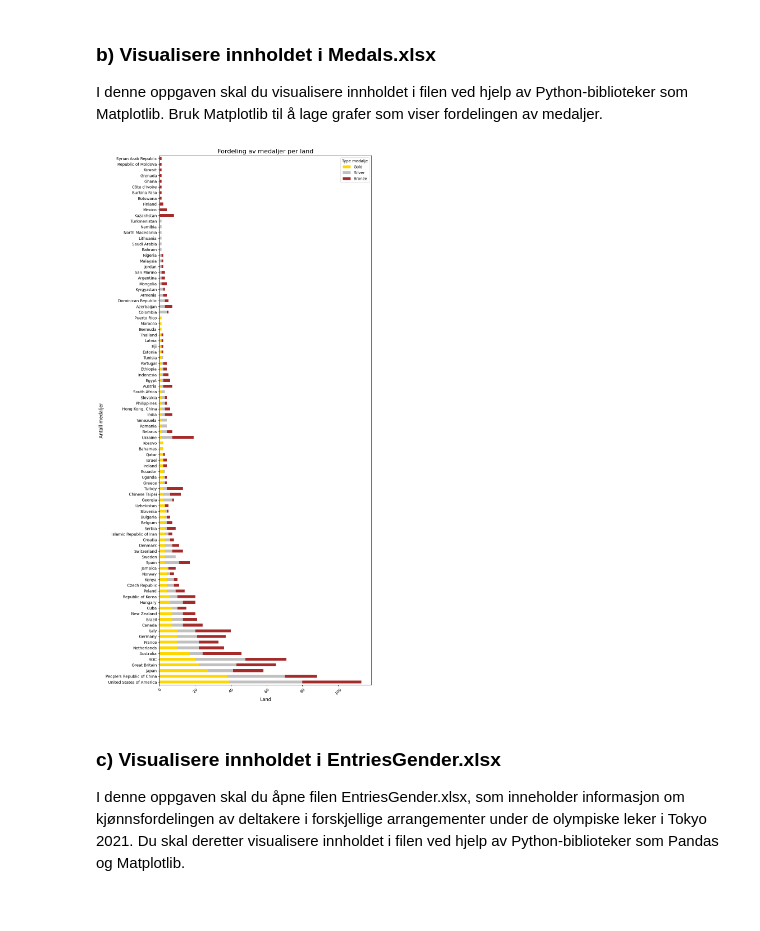
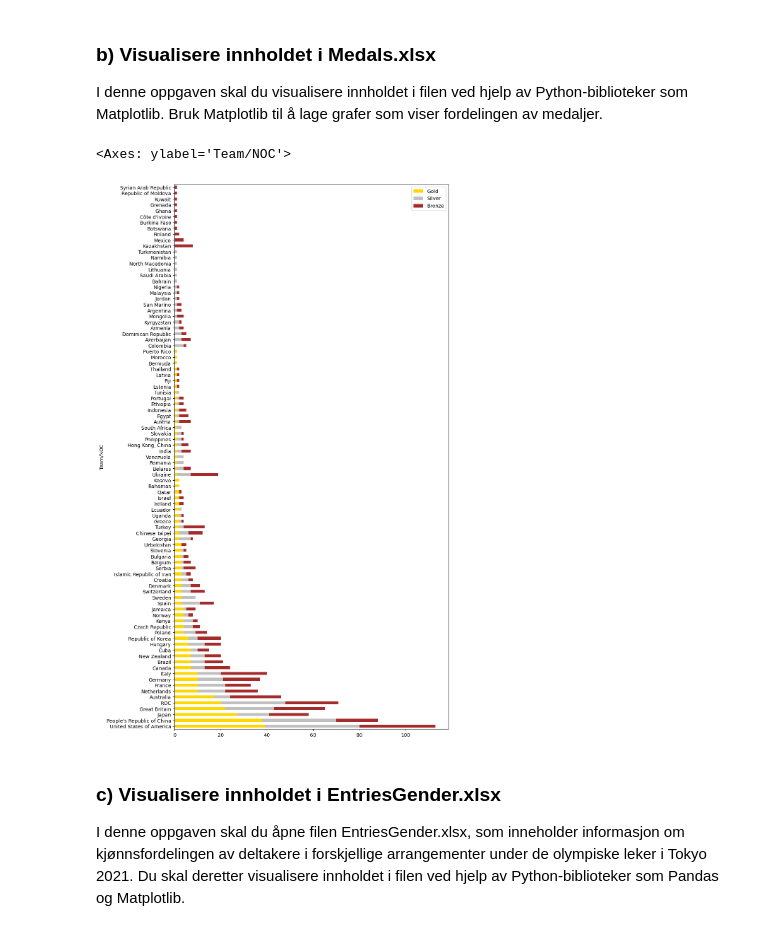
Before and after one commit to TDT4114/mand_assign_1, a Jupyter notebook: notebooks/1_numpy_matplotlib.ipynb, the cells around one changed output. Saved outputs shown, nothing was run; the diff lists cells and outputs as text; code cells hidden in the pictures.

```diff
--- a/notebooks/1_numpy_matplotlib.ipynb
+++ b/notebooks/1_numpy_matplotlib.ipynb
@@ -30,19 +30,11 @@ Bruk Matplotlib til å lage grafer som viser fordelingen av medaljer.
 # %%
 # Skriv koden din her
 medaljer = df[["Team/NOC", 'Gold', 'Silver', 'Bronze']].set_index('Team/NOC')
 
 medaljer.plot(kind='barh', stacked=True, figsize=(10, 20), color=['gold', 'silver', 'brown'])
-
-plt.title('Fordeling av medaljer per land', fontsize=16)
-plt.xlabel('Land', fontsize=12)
-plt.ylabel('Antall medaljer', fontsize=12)
-plt.legend(title='Type medalje', fontsize=10)
-plt.xticks(rotation=45, fontsize=10)
-plt.tight_layout()
-
-plt.show()
 # %% [output]
+<Axes: ylabel='Team/NOC'>
-[figure, old version]
+[figure, new version]
 # %% [markdown]
 ### c) Visualisere innholdet i EntriesGender.xlsx
 
```
Also changed, not shown: parts of 2 cells of this notebook.
